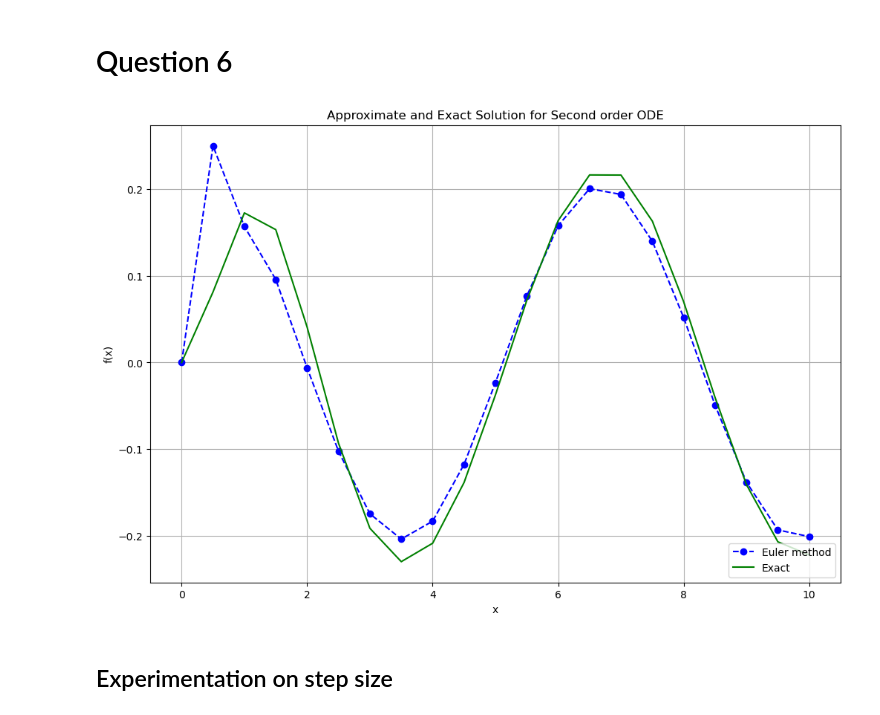
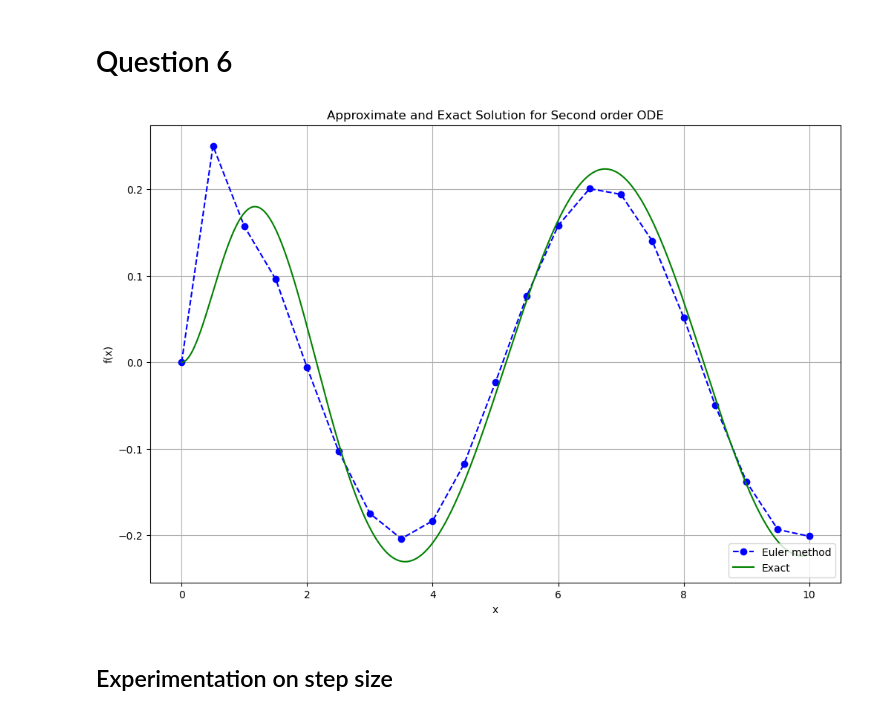
Before and after one commit to RinRin-32/odereport, a Jupyter notebook: main.ipynb, the cells around one changed output. Drawn from its saved outputs; the diff is of its cells as text; code cells hidden in the pictures.

```diff
--- a/main.ipynb
+++ b/main.ipynb
@@ -225,21 +225,23 @@ def secondODEexact(x,y):
         y[i] = np.exp(-x[i])*(-math.cos(2*x[i])/5 - 3*math.sin(2*x[i])/20) + math.sin(x[i])/10 + math.cos(x[i])/5
     return y
 # %%
-y_exact = secondODEexact(x,y_exact)
+x_exact = np.arange(0.0,10.0+0.001, 0.001)
+y_exact = [0]*len(x_exact)
+y_exact = secondODEexact(x_exact,y_exact)
 # %%
 plt.figure(figsize = (12,8))
 plt.plot(x,y_euler,'bo--', label='Euler method')
-plt.plot(x, y_exact, 'g', label='Exact')
+plt.plot(x_exact, y_exact, 'g', label='Exact')
 plt.title('Approximate and Exact Solution \
 for Second order ODE')
 plt.xlabel('x')
 plt.ylabel('f(x)')
 plt.grid()
 plt.legend(loc='lower right')
 plt.savefig('./figures/secondOdeExact.png')
 plt.show()
 # %% [output]
-[figure, old version]
+[figure, new version]
 # %% [markdown]
 ## Experimentation on step size
 # %%
```
Also changed, not shown: 1 other file.
